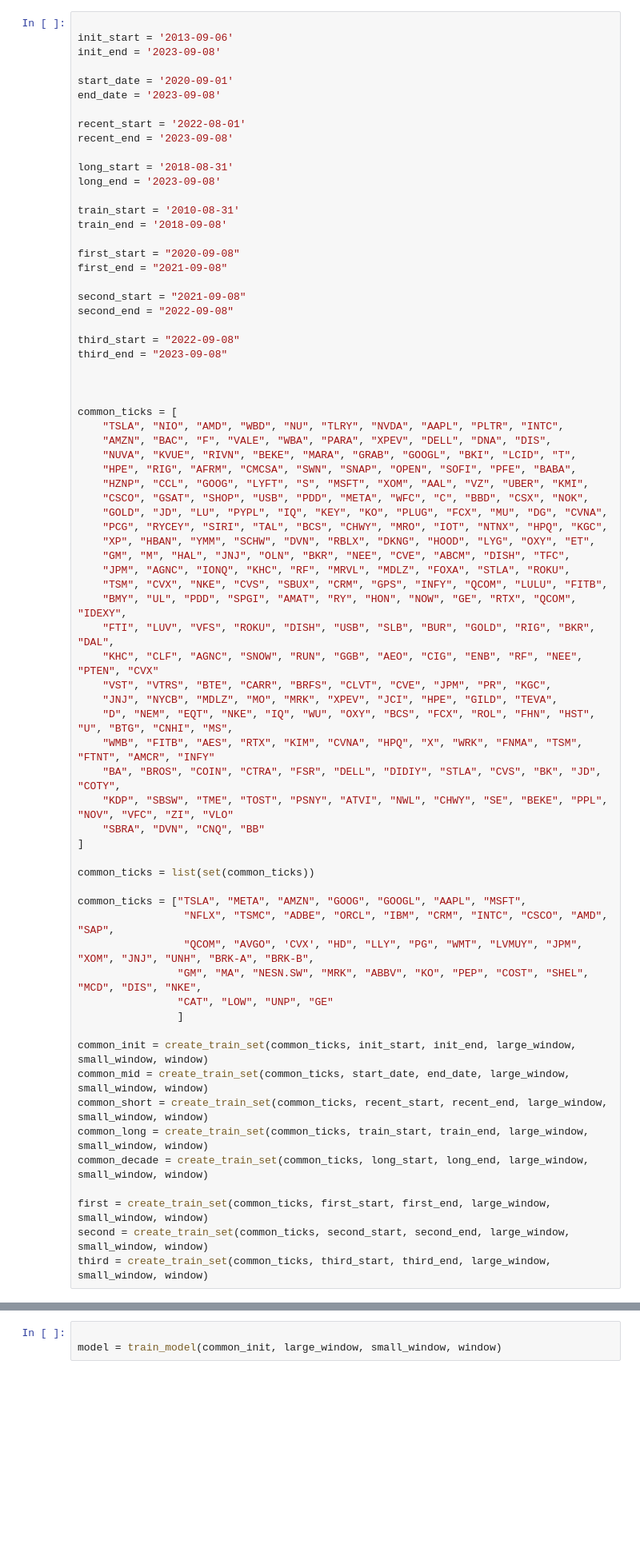
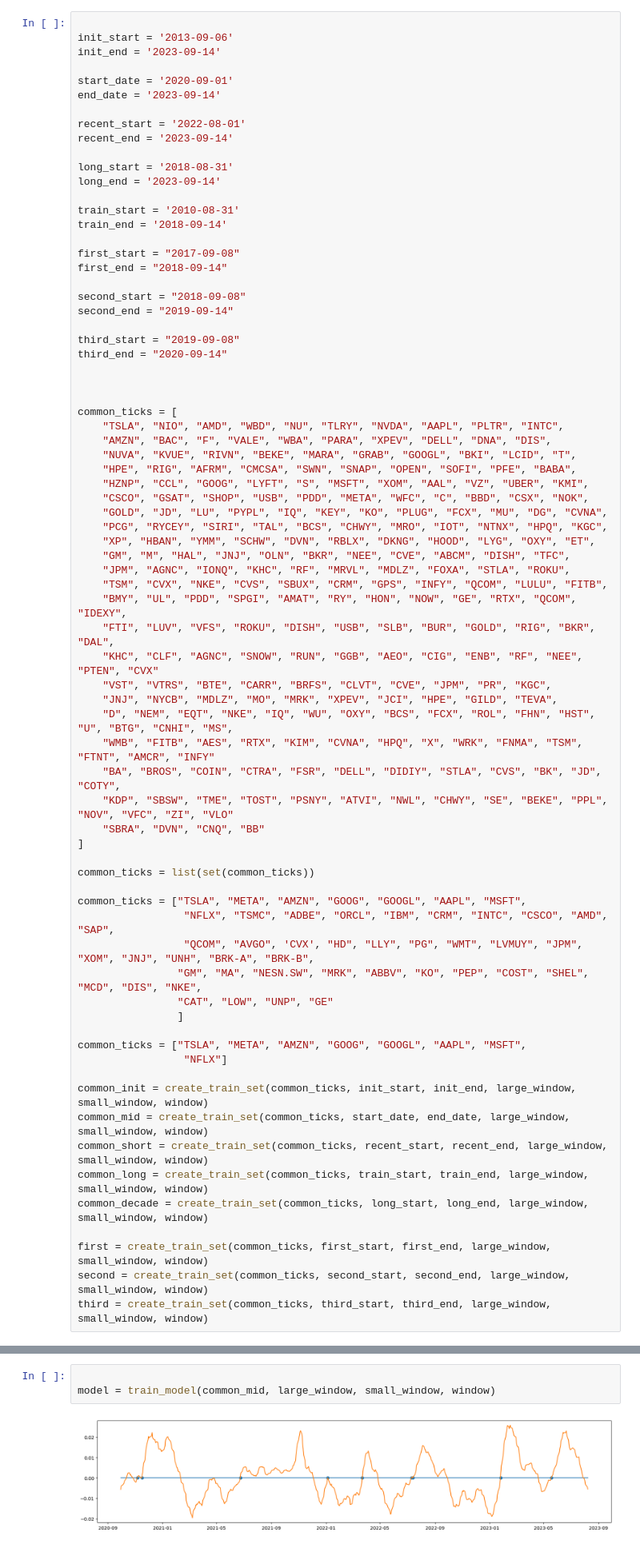
Before and after one commit to sayuj-choudhari/crossover_classification_backtesting, a Jupyter notebook: MACD_classifier_signal.ipynb, the cells around one changed output, grey strips where cells are left out. Shown at 80% size. Drawn from its saved outputs; the diff is of its cells as text; blank space fills up the shorter version.

```diff
--- a/MACD_classifier_signal.ipynb
+++ b/MACD_classifier_signal.ipynb
@@ -183,28 +202,28 @@ small_window = 48
 # %%
 
 init_start = '2013-09-06'
-init_end = '2023-09-08'
+init_end = '2023-09-14'
 
 start_date = '2020-09-01'
-end_date = '2023-09-08'
+end_date = '2023-09-14'
 
 recent_start = '2022-08-01'
-recent_end = '2023-09-08'
+recent_end = '2023-09-14'
 
 long_start = '2018-08-31'
-long_end = '2023-09-08'
+long_end = '2023-09-14'
 
 train_start = '2010-08-31'
-train_end = '2018-09-08'
+train_end = '2018-09-14'
 
-first_start = "2020-09-08"
-first_end = "2021-09-08"
+first_start = "2017-09-08"
+first_end = "2018-09-14"
 
-second_start = "2021-09-08"
-second_end = "2022-09-08"
+second_start = "2018-09-08"
+second_end = "2019-09-14"
 
-third_start = "2022-09-08"
-third_end = "2023-09-08"
+third_start = "2019-09-08"
+third_end = "2020-09-14"
 
 
 
@@ -242,6 +261,9 @@ common_ticks = ["TSLA", "META", "AMZN", "GOOG", "GOOGL", "AAPL", "MSFT",
                 "CAT", "LOW", "UNP", "GE"
                 ]
 
+common_ticks = ["TSLA", "META", "AMZN", "GOOG", "GOOGL", "AAPL", "MSFT",
+                 "NFLX"]
+
 common_init = create_train_set(common_ticks, init_start, init_end, large_window, small_window, window)
 common_mid = create_train_set(common_ticks, start_date, end_date, large_window, small_window, window)
 common_short = create_train_set(common_ticks, recent_start, recent_end, large_window, small_window, window)
@@ -357,5 +384,6 @@ def get_crossover_data(dataset, window):
     return train_data
 # %%
 
-model = train_model(common_init, large_window, small_window, window)
+model = train_model(common_mid, large_window, small_window, window)
 # %% [output]
+[figure, new version]
```
Also changed, not shown: parts of 5 cells of this notebook, 3 other files.
